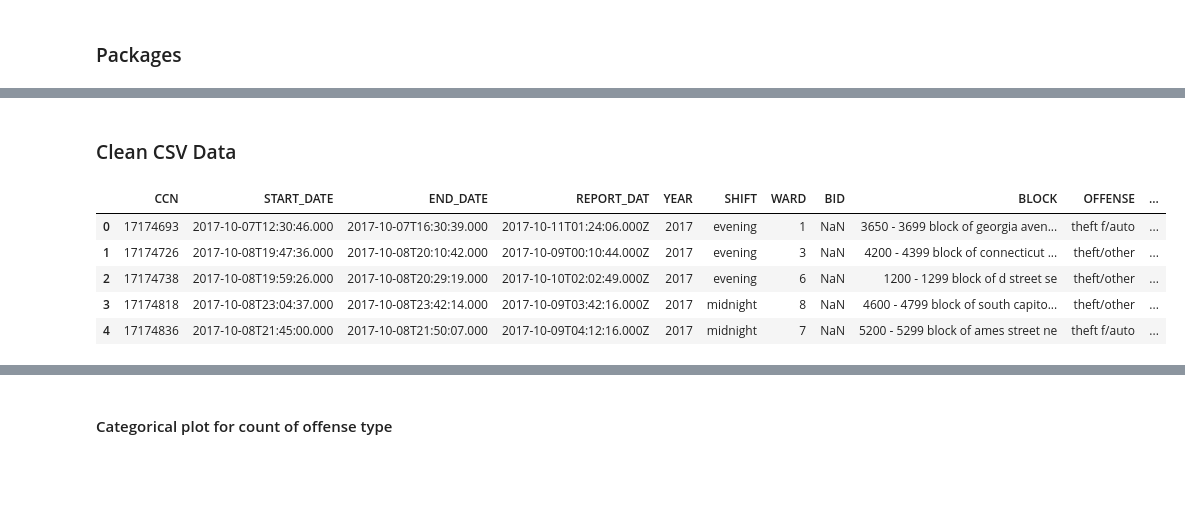
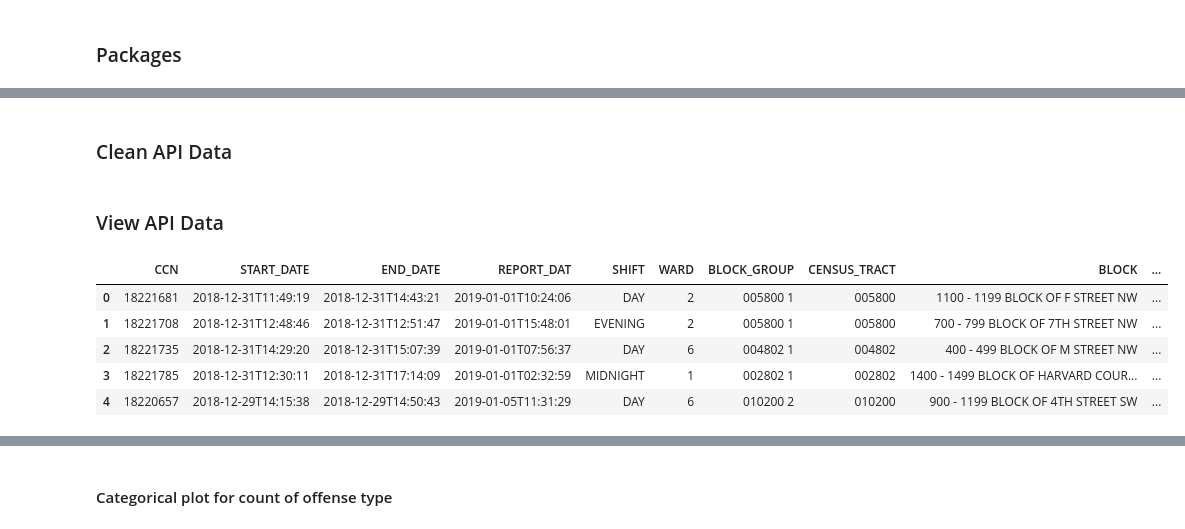
Before and after one commit to htappa/DC_CrimeMappingTool, a Jupyter notebook: Analysis.ipynb, the cells around one changed output, grey strips where cells are left out. Saved outputs shown, nothing was run; the diff lists cells and outputs as text; code cells hidden in the pictures; blank space fills up the shorter version.

```diff
--- a/Analysis.ipynb
+++ b/Analysis.ipynb
@@ -6,8 +6,9 @@
 import requests
 import json
 import pandas as pd
+import geopandas as gpd
 import seaborn as sns
 import matplotlib.pyplot as plt
 
-pd.set_option('display.max_columns', 50)
+pd.set_option('display.max_columns', 100)
 # %% [markdown]
@@ -15,3 +16,3 @@ pd.set_option('display.max_columns', 50)
-# %%
-df = pd.read_csv('data/dc-crimes-search-results.csv')
-pd.set_option('display.max_columns', 50)
+# %%
+url_crime = 'https://opendata.arcgis.com/datasets/f08294e5286141c293e9202fcd3e8b57_1.geojson'
+df_crime = gpd.read_file(url_crime)
@@ -18,9 +22,5 @@ pd.set_option('display.max_columns', 50)
 # %% [markdown]
-### Clean CSV Data
+### Clean API Data
 # %%
-columns_remove = ['XBLOCK', 'YBLOCK', 'ANC', 'DISTRICT', 'PSA', 'NEIGHBORHOOD_CLUSTER', 'BLOCK_GROUP', 'VOTING_PRECINCT']
-
-df = df.drop(columns_remove, axis=1)
-
-df = df[['CCN', 'START_DATE', 'END_DATE', 'REPORT_DAT', 'YEAR', 'SHIFT', 'WARD', 'BID', 'BLOCK', 'OFFENSE', 'METHOD',
-         'LATITUDE', 'LONGITUDE']]
+df_crime = df_crime[['CCN', 'START_DATE', 'END_DATE', 'REPORT_DAT', 'SHIFT', 'WARD', 'BLOCK_GROUP', 'CENSUS_TRACT',
+                     'BLOCK', 'OFFENSE', 'METHOD', 'LATITUDE', 'LONGITUDE', 'OBJECTID', 'OCTO_RECORD_ID', 'geometry']]
@@ -27,9 +30,11 @@ df = df[['CCN', 'START_DATE', 'END_DATE', 'REPORT_DAT', 'YEAR', 'SHIFT', 'WARD',
+# %% [markdown]
+### View API Data
 # %%
-df.head()
+df_crime.head()
 # %% [output]
-|  | CCN | START_DATE | END_DATE | REPORT_DAT | YEAR | SHIFT | WARD | BID | BLOCK | OFFENSE | ... |
-| 0 | 17174693 | 2017-10-07T12:30:46.000 | 2017-10-07T16:30:39.000 | 2017-10-11T01:24:06.000Z | 2017 | evening | 1 | NaN | 3650 - 3699 block of georgia aven... | theft f/auto | ... |
-| 1 | 17174726 | 2017-10-08T19:47:36.000 | 2017-10-08T20:10:42.000 | 2017-10-09T00:10:44.000Z | 2017 | evening | 3 | NaN | 4200 - 4399 block of connecticut ... | theft/other | ... |
-| 2 | 17174738 | 2017-10-08T19:59:26.000 | 2017-10-08T20:29:19.000 | 2017-10-10T02:02:49.000Z | 2017 | evening | 6 | NaN | 1200 - 1299 block of d street se | theft/other | ... |
-| 3 | 17174818 | 2017-10-08T23:04:37.000 | 2017-10-08T23:42:14.000 | 2017-10-09T03:42:16.000Z | 2017 | midnight | 8 | NaN | 4600 - 4799 block of south capito... | theft/other | ... |
-| 4 | 17174836 | 2017-10-08T21:45:00.000 | 2017-10-08T21:50:07.000 | 2017-10-09T04:12:16.000Z | 2017 | midnight | 7 | NaN | 5200 - 5299 block of ames street ne | theft f/auto | ... |
+|  | CCN | START_DATE | END_DATE | REPORT_DAT | SHIFT | WARD | BLOCK_GROUP | CENSUS_TRACT | BLOCK | ... |
+| 0 | 18221681 | 2018-12-31T11:49:19 | 2018-12-31T14:43:21 | 2019-01-01T10:24:06 | DAY | 2 | 005800 1 | 005800 | 1100 - 1199 BLOCK OF F STREET NW | ... |
+| 1 | 18221708 | 2018-12-31T12:48:46 | 2018-12-31T12:51:47 | 2019-01-01T15:48:01 | EVENING | 2 | 005800 1 | 005800 | 700 - 799 BLOCK OF 7TH STREET NW | ... |
+| 2 | 18221735 | 2018-12-31T14:29:20 | 2018-12-31T15:07:39 | 2019-01-01T07:56:37 | DAY | 6 | 004802 1 | 004802 | 400 - 499 BLOCK OF M STREET NW | ... |
+| 3 | 18221785 | 2018-12-31T12:30:11 | 2018-12-31T17:14:09 | 2019-01-01T02:32:59 | MIDNIGHT | 1 | 002802 1 | 002802 | 1400 - 1499 BLOCK OF HARVARD COUR... | ... |
+| 4 | 18220657 | 2018-12-29T14:15:38 | 2018-12-29T14:50:43 | 2019-01-05T11:31:29 | DAY | 6 | 010200 2 | 010200 | 900 - 1199 BLOCK OF 4TH STREET SW | ... |
```
Also changed, not shown: parts of 13 cells of this notebook, 7 other files.
